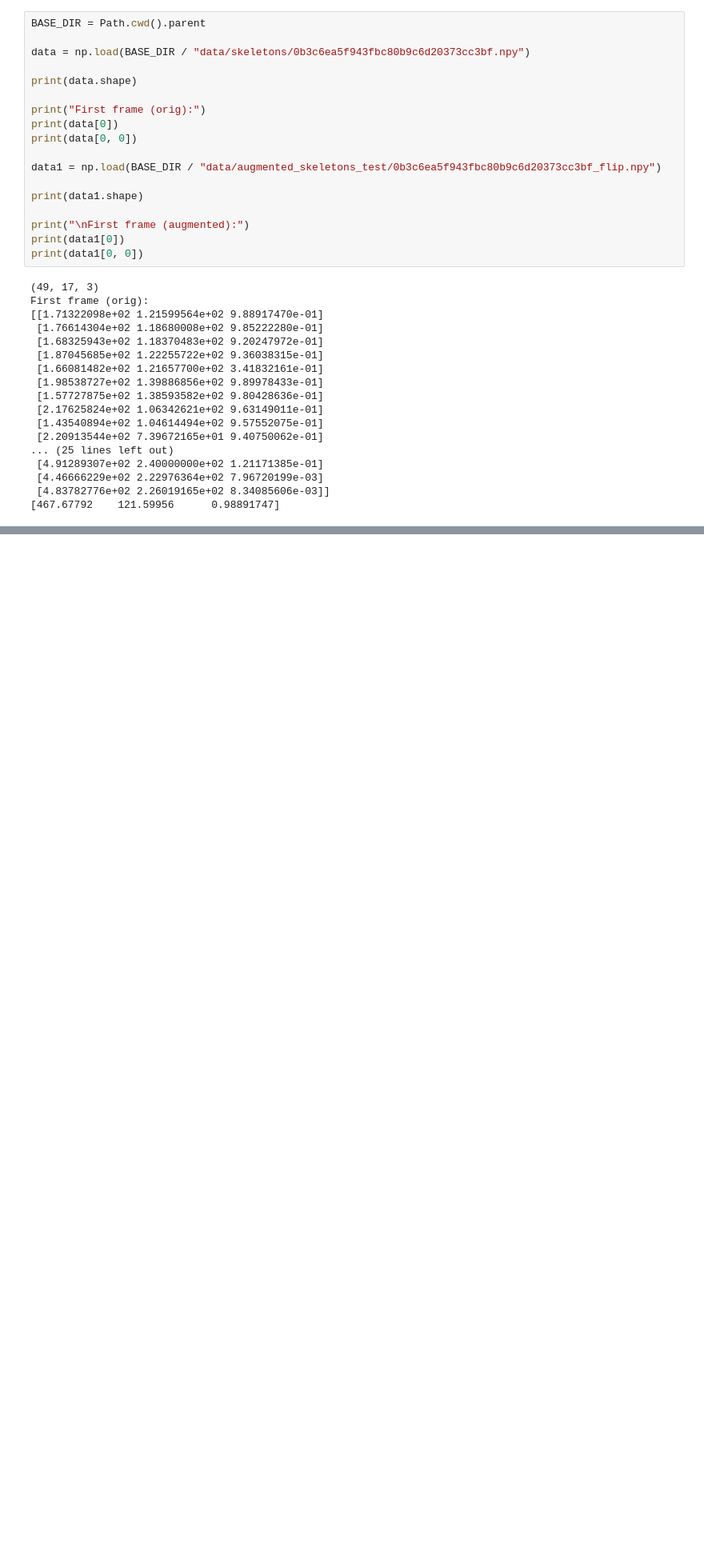
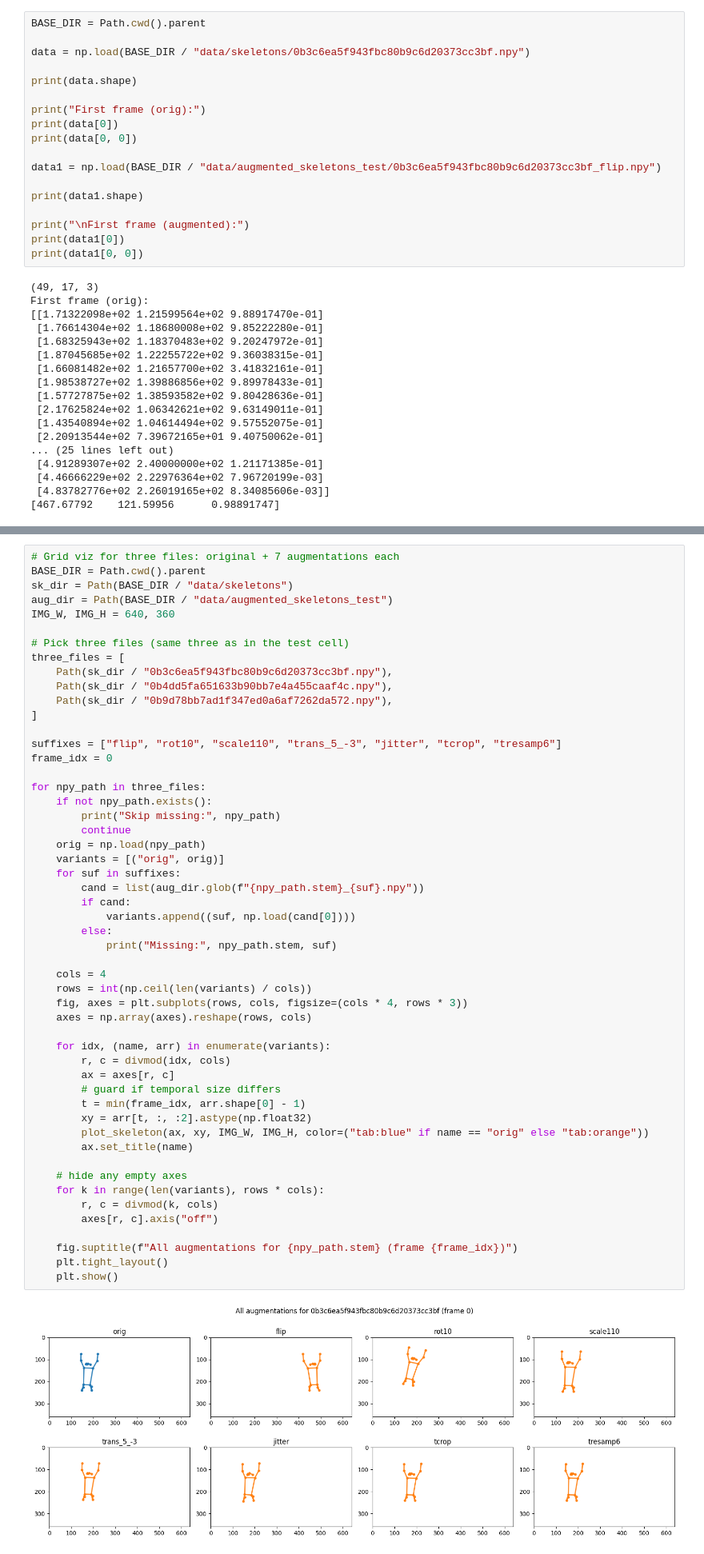
Before and after one commit to KosmonikOS/Action_Recognition, a Jupyter notebook: experiments/skeleton_augmentation.ipynb, the cells around one changed output, grey strips where cells are left out. Shown at 80% size. Cells and saved outputs as stored; diff of their text form; blank space fills up the shorter version.

```diff
--- a/experiments/skeleton_augmentation.ipynb
+++ b/experiments/skeleton_augmentation.ipynb
@@ -311,0 +430,54 @@ First frame (orig):
+# %%
+# Grid viz for three files: original + 7 augmentations each
+BASE_DIR = Path.cwd().parent
+sk_dir = Path(BASE_DIR / "data/skeletons")
+aug_dir = Path(BASE_DIR / "data/augmented_skeletons_test")
+IMG_W, IMG_H = 640, 360
+
+# Pick three files (same three as in the test cell)
+three_files = [
+    Path(sk_dir / "0b3c6ea5f943fbc80b9c6d20373cc3bf.npy"),
+    Path(sk_dir / "0b4dd5fa651633b90bb7e4a455caaf4c.npy"),
+    Path(sk_dir / "0b9d78bb7ad1f347ed0a6af7262da572.npy"),
+]
+
+suffixes = ["flip", "rot10", "scale110", "trans_5_-3", "jitter", "tcrop", "tresamp6"]
+frame_idx = 0
+
+for npy_path in three_files:
+    if not npy_path.exists():
+        print("Skip missing:", npy_path)
+        continue
+    orig = np.load(npy_path)
+    variants = [("orig", orig)]
+    for suf in suffixes:
+        cand = list(aug_dir.glob(f"{npy_path.stem}_{suf}.npy"))
+        if cand:
+            variants.append((suf, np.load(cand[0])))
+        else:
+            print("Missing:", npy_path.stem, suf)
+
+    cols = 4
+    rows = int(np.ceil(len(variants) / cols))
+    fig, axes = plt.subplots(rows, cols, figsize=(cols * 4, rows * 3))
+    axes = np.array(axes).reshape(rows, cols)
+
+    for idx, (name, arr) in enumerate(variants):
+        r, c = divmod(idx, cols)
+        ax = axes[r, c]
+        # guard if temporal size differs
+        t = min(frame_idx, arr.shape[0] - 1)
+        xy = arr[t, :, :2].astype(np.float32)
+        plot_skeleton(ax, xy, IMG_W, IMG_H, color=("tab:blue" if name == "orig" else "tab:orange"))
+        ax.set_title(name)
+
+    # hide any empty axes
+    for k in range(len(variants), rows * cols):
+        r, c = divmod(k, cols)
+        axes[r, c].axis("off")
+
+    fig.suptitle(f"All augmentations for {npy_path.stem} (frame {frame_idx})")
+    plt.tight_layout()
+    plt.show()
+# %% [output]
+[figure, added]
```
Also changed, not shown: parts of 10 cells of this notebook.
